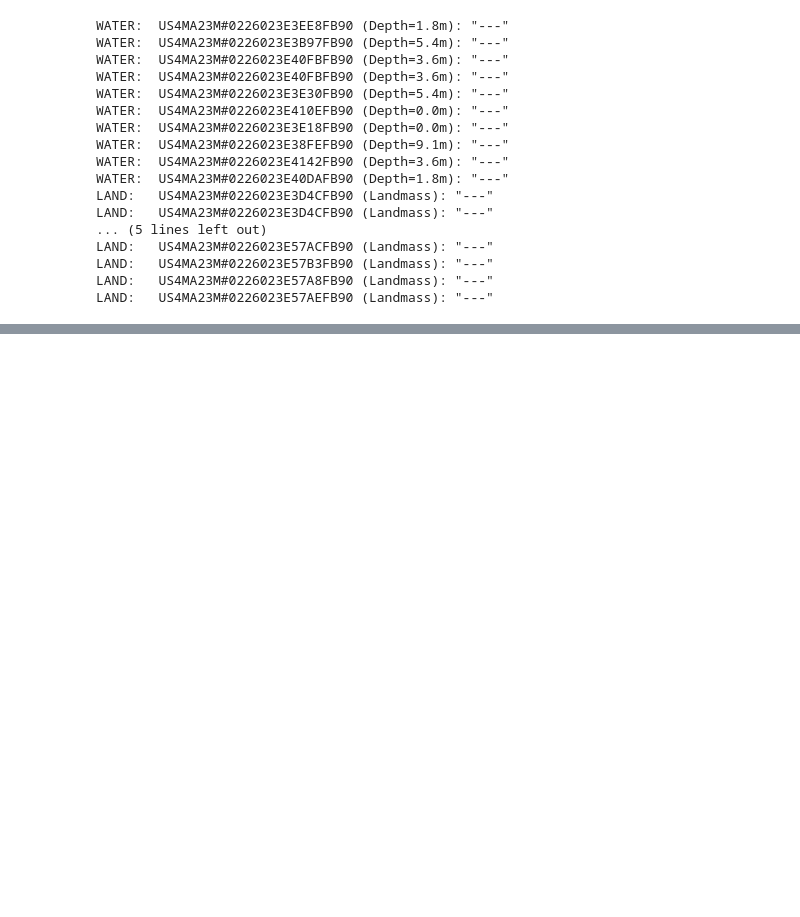
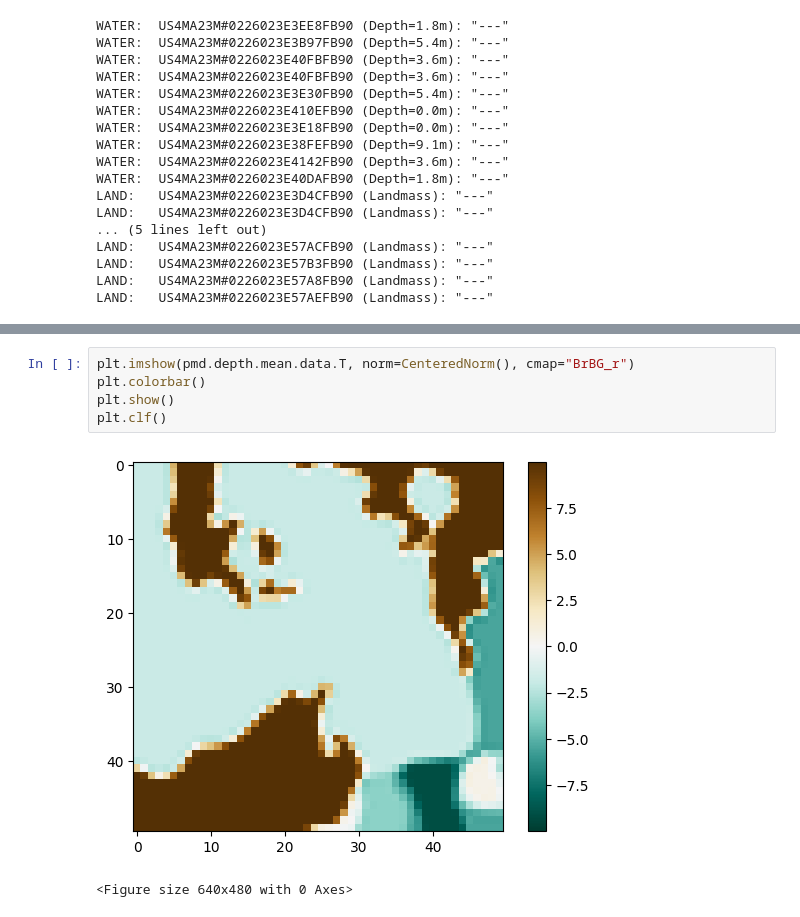
Before and after one commit to HRI-EU/ProMis, a Jupyter notebook: promis-ships.ipynb, the cells around one changed output, grey strips where cells are left out. Cells and saved outputs as stored; diff of their text form; blank space fills up the shorter version.

```diff
--- a/promis-ships.ipynb
+++ b/promis-ships.ipynb
@@ -501,0 +112,8 @@ pass
+# %%
+plt.imshow(pmd.depth.mean.data.T, norm=CenteredNorm(), cmap="BrBG_r")
+plt.colorbar()
+plt.show()
+plt.clf()
+# %% [output]
+[figure, added]
+<Figure size 640x480 with 0 Axes>
```
Also changed, not shown: parts of 15 cells of this notebook, 8 other files.
